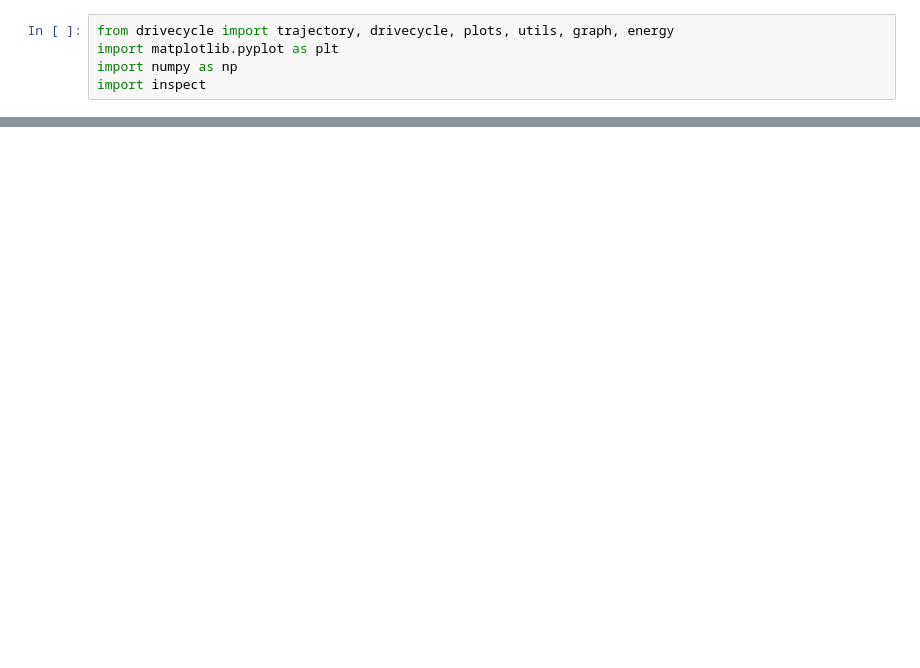
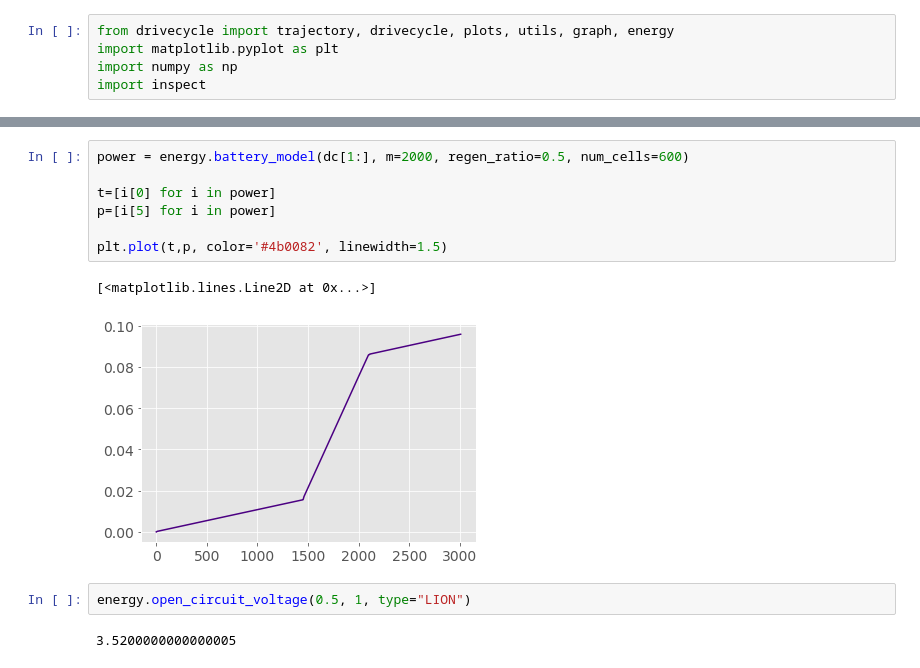
Before and after one commit to smohiudd/drivecycle, a Jupyter notebook: notebooks/energy2.ipynb, the cells around one changed output, grey strips where cells are left out. Cells and saved outputs as stored; diff of their text form; blank space fills up the shorter version.

```diff
--- a/notebooks/energy2.ipynb
+++ b/notebooks/energy2.ipynb
@@ -27,0 +85,14 @@ plt.plot(t,p, color='#4b0082', linewidth=1.5)
+# %%
+power = energy.battery_model(dc[1:], m=2000, regen_ratio=0.5, num_cells=600)
+
+t=[i[0] for i in power]
+p=[i[5] for i in power]
+
+plt.plot(t,p, color='#4b0082', linewidth=1.5)
+# %% [output]
+[<matplotlib.lines.Line2D at 0x...>]
+[figure, added]
+# %%
+energy.open_circuit_voltage(0.5, 1, type="LION")
+# %% [output]
+3.5200000000000005
```
Also changed, not shown: parts of 5 cells of this notebook, 8 other files.
